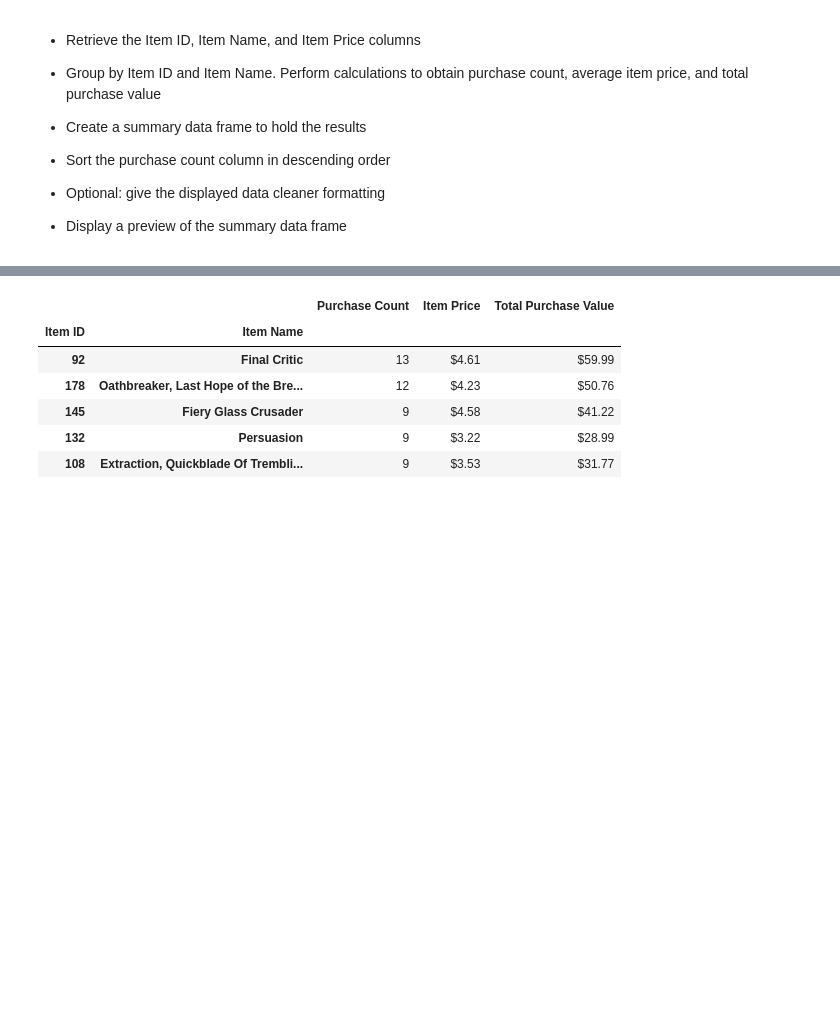
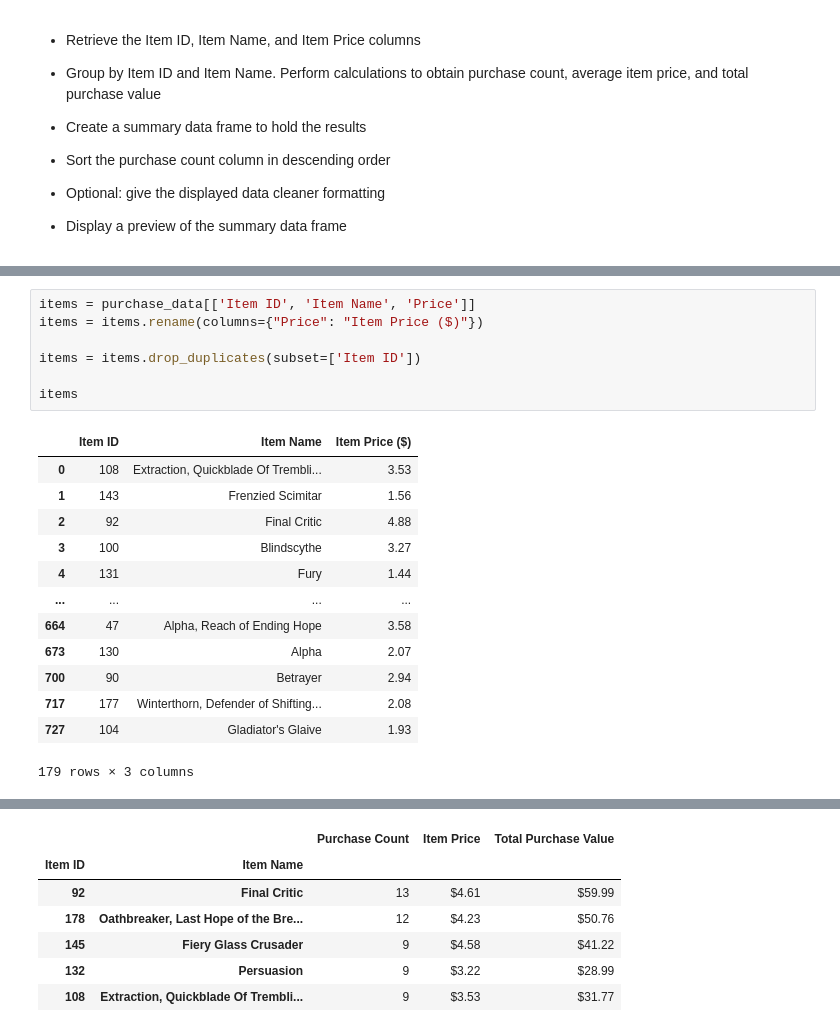
Before and after one commit to JMazick/pandas-challenge, a Jupyter notebook: HeroesOfPymoli/HeroesOfPymoli_starter.ipynb, the cells around one changed output, grey strips where cells are left out. Drawn from its saved outputs; the diff is of its cells as text; blank space fills up the shorter version.

```diff
--- a/HeroesOfPymoli/HeroesOfPymoli_starter.ipynb
+++ b/HeroesOfPymoli/HeroesOfPymoli_starter.ipynb
@@ -614,0 +653,21 @@ combined_top_spenders
+# %%
+items = purchase_data[['Item ID', 'Item Name', 'Price']]
+items = items.rename(columns={"Price": "Item Price ($)"})
+
+items = items.drop_duplicates(subset=['Item ID'])
+
+items
+# %% [output]
+|  | Item ID | Item Name | Item Price ($) |
+| 0 | 108 | Extraction, Quickblade Of Trembli... | 3.53 |
+| 1 | 143 | Frenzied Scimitar | 1.56 |
+| 2 | 92 | Final Critic | 4.88 |
+| 3 | 100 | Blindscythe | 3.27 |
+| 4 | 131 | Fury | 1.44 |
+| ... | ... | ... | ... |
+| 664 | 47 | Alpha, Reach of Ending Hope | 3.58 |
+| 673 | 130 | Alpha | 2.07 |
+| 700 | 90 | Betrayer | 2.94 |
+| 717 | 177 | Winterthorn, Defender of Shifting... | 2.08 |
+| 727 | 104 | Gladiator's Glaive | 1.93 |
+179 rows × 3 columns
```
Also changed, not shown: parts of 7 cells of this notebook.
